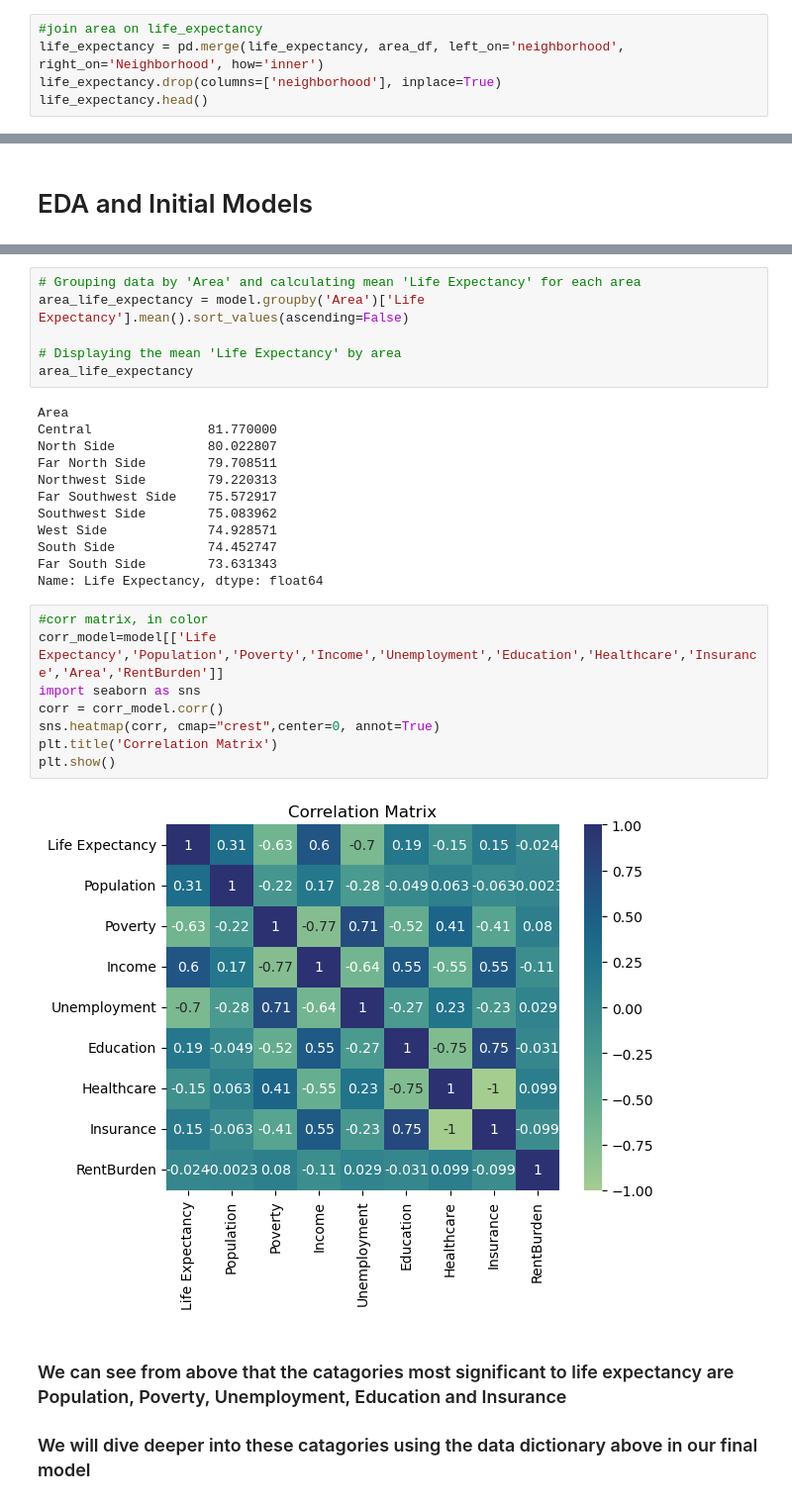
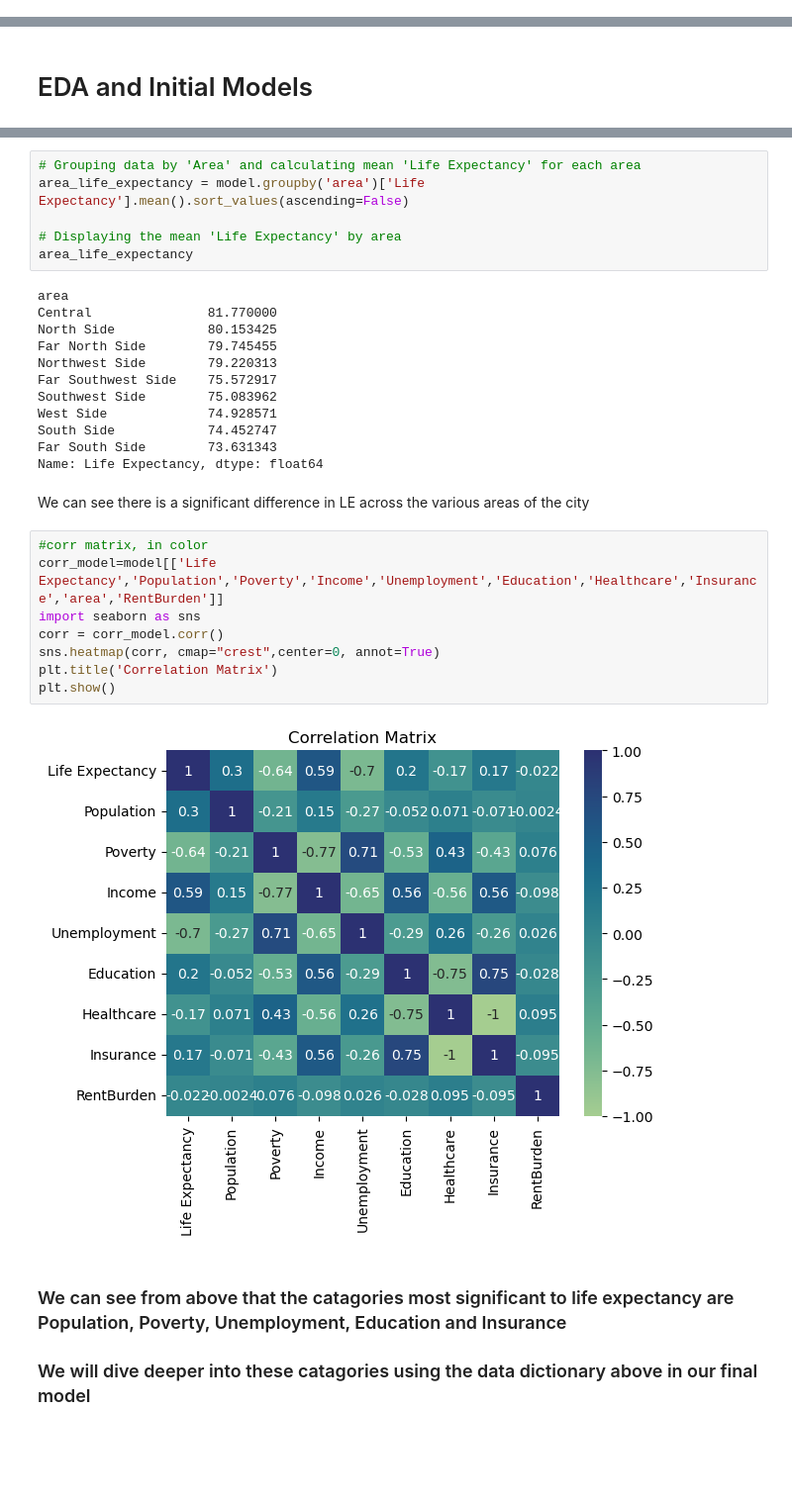
Before and after one commit to mgoodman96/FinalProjectLNM, a Jupyter notebook: Initial_Engineering.ipynb, the cells around one changed output, grey strips where cells are left out. Shown at 99% size. Drawn from its saved outputs; the diff is of its cells as text; blank space fills up the shorter version.

```diff
--- a/Initial_Engineering.ipynb
+++ b/Initial_Engineering.ipynb
@@ -113,8 +113,3 @@ life_expectancy.head()
 | 2 | Illinois | Cook County, IL | 102.02 | 78.6 | 77.6-79.5 | 1.3567 | ... |
 | 3 | Illinois | Cook County, IL | 103.00 | 70.0 | 56.9-75.1 | 1.0274 | ... |
 | 4 | Illinois | Cook County, IL | 104.00 | 79.7 | 79.6-81.6 | 1.9647 | ... |
-# %%
-#join area on life_expectancy
-life_expectancy = pd.merge(life_expectancy, area_df, left_on='neighborhood', right_on='Neighborhood', how='inner')
-life_expectancy.drop(columns=['neighborhood'], inplace=True)
-life_expectancy.head()
@@ -270,14 +258,14 @@ plt.show()
 # %%
 # Grouping data by 'Area' and calculating mean 'Life Expectancy' for each area
-area_life_expectancy = model.groupby('Area')['Life Expectancy'].mean().sort_values(ascending=False)
+area_life_expectancy = model.groupby('area')['Life Expectancy'].mean().sort_values(ascending=False)
 
 # Displaying the mean 'Life Expectancy' by area
 area_life_expectancy
 # %% [output]
-Area
+area
 Central               81.770000
-North Side            80.022807
-Far North Side        79.708511
+North Side            80.153425
+Far North Side        79.745455
 Northwest Side        79.220313
 Far Southwest Side    75.572917
 Southwest Side        75.083962
@@ -285,16 +273,18 @@ West Side             74.928571
 South Side            74.452747
 Far South Side        73.631343
 Name: Life Expectancy, dtype: float64
+# %% [markdown]
+We can see there is a significant difference in LE across the various areas of the city
 # %%
 #corr matrix, in color
-corr_model=model[['Life Expectancy','Population','Poverty','Income','Unemployment','Education','Healthcare','Insurance','Area','RentBurden']]
+corr_model=model[['Life Expectancy','Population','Poverty','Income','Unemployment','Education','Healthcare','Insurance','area','RentBurden']]
 import seaborn as sns
 corr = corr_model.corr()
 sns.heatmap(corr, cmap="crest",center=0, annot=True)
 plt.title('Correlation Matrix')
 plt.show()
 # %% [output]
-[figure, old version]
+[figure, new version]
 # %% [markdown]
 ### We can see from above that the catagories most significant to life expectancy are Population, Poverty, Unemployment, Education and Insurance
 ### We will dive deeper into these catagories using the data dictionary above in our final model
```
Also changed, not shown: parts of 8 cells of this notebook, 2 other files.
